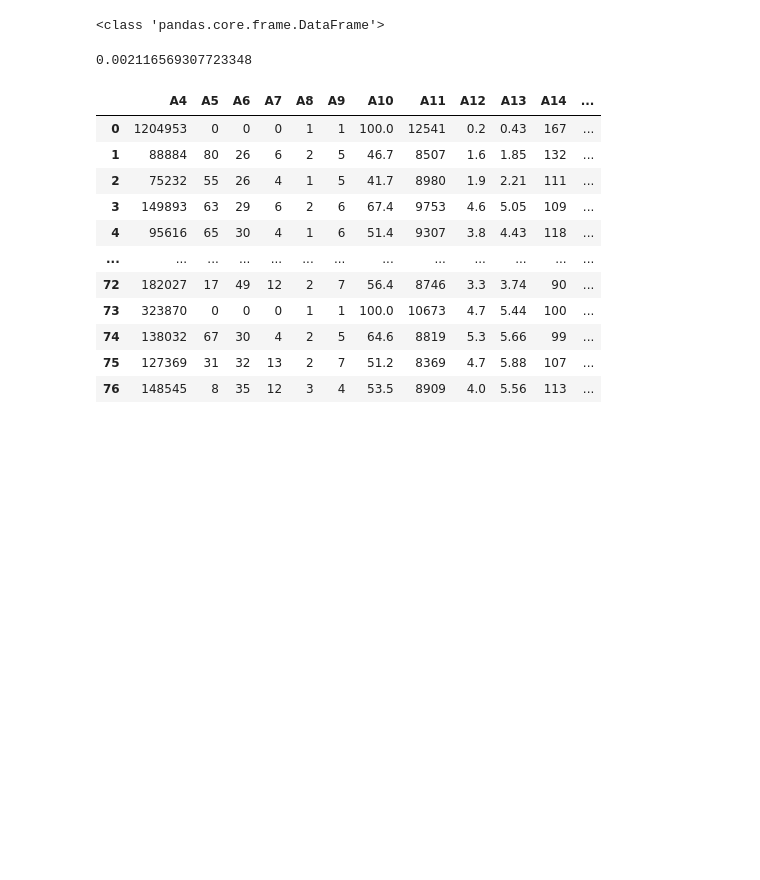
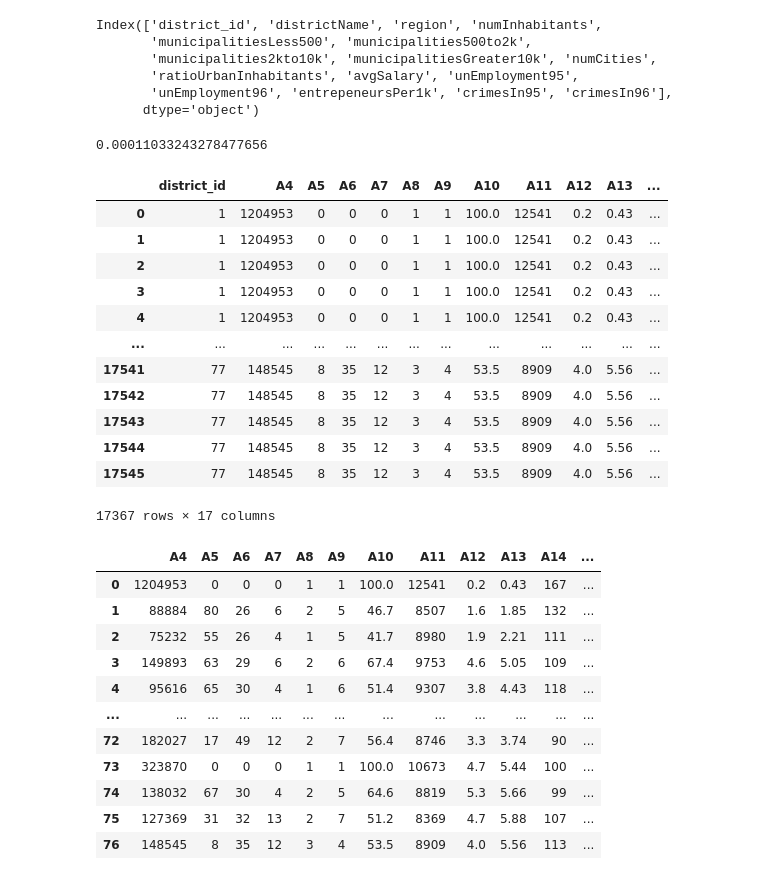
Before and after one commit to LaneMatthewJ/teamAllBlacks_czechBanking, a Jupyter notebook: RegressionAttempt.ipynb, the cells around one changed output. Cells and saved outputs as stored; diff of their text form; code cells hidden in the pictures; blank space fills up the shorter version.

Commit message:
attempting better accuracy model

```diff
--- a/RegressionAttempt.ipynb
+++ b/RegressionAttempt.ipynb
@@ -58,7 +59,6 @@ def accChangeToDemo(filepath):
 #     districtchange = average.groupby(['district_id'])[['balance']].diff().fillna(0)
 #     asum = districtchange.groupby(['district_id'])[['balance']].sum()
 #     newdemo = asum.div(302.70801242)
-    percentChanged = (districtchange.loc["1998"] - districtchange.loc["1994"]) / districtchange.loc["1994"] * 100
 
     return (acctMedianPerAcctPerYearPerDistrict.reset_index(), medianAcct.reset_index(), avgAcct.reset_index())
 
@@ -94,13 +94,15 @@ def doKfoldCrossValidation(X,y, model, isRegression):
 
 
 def getDataFrame(filePath):
-    percentChangedDF = accChangeToDemo(filePath)
+    (acctMedianPerAcctPerYearPerDistrict, medianPerDistrictDF, averagePerDistrictDF) = accChangeToDemo(filePath)
     conn = sqlite3.connect(filePath)
-    districtDF = pd.read_sql_query("SELECT * from district", conn)
+    districtDFNoNames = pd.read_sql_query("SELECT * from district", conn)
     conn.close()
+    districtDF = updateColumnNames(districtDFNoNames)
+    print(districtDF.columns)
     percentChangedDF.rename(columns={'balance': 'percentChanged'}, inplace=True)
-    mergedDF = districtDF.merge(percentChangedDF, on=["district_id"])
-    df = mergedDF.drop(['A2', 'A3'], axis=1)
+    mergedDF = districtDF.merge(acctMedianPerAcctPerYearPerDistrict, on=["district_id"])
+    df = mergedDF.drop(['districtName', 'region'], axis=1)
 
     df.dropna(inplace=True)
     return df
@@ -113,18 +115,50 @@ def applyModelToDataframe(df, xColumnsArray, yVectorName, model, isRegression):
     kFoldAccuracy = doKfoldCrossValidation(X,y, model, isRegression)
 
     return kFoldAccuracy
+
+def updateColumnNames(df):
+    columnNames = ['district_id','districtName','region', 'numInhabitants',
+                   'municipalitiesLess500','municipalities500to2k','municipalities2kto10k',
+                   'municipalitiesGreater10k','numCities','ratioUrbanInhabitants','avgSalary',
+                   'unEmployment95','unEmployment96','entrepeneursPer1k','crimesIn95','crimesIn96' ]
+    df.columns = columnNames
+
+    return df
-# %%
-someDF = getDataFrame(filePath)
-allXColumns = ['district_id', 'A4', 'A5', 'A6', 'A7', 'A8', 'A9', 'A10', 'A11', 'A12', 'A13', 'A14', 'A15', 'A16']
-yVector = ['percentChanged']
-# %% [output]
-<class 'pandas.core.frame.DataFrame'>
+# %%
+someDF = getDataFrame(filePath)
+allXColumns = ['district_id','numInhabitants', 'municipalitiesLess500','municipalities500to2k','municipalities2kto10k','municipalitiesGreater10k','numCities',
+           'ratioUrbanInhabitants','avgSalary','unEmployment95','unEmployment96', 'entrepeneursPer1k', 'crimesIn95', 'crimesIn96' ]
+yVector = ['balance']
+# %% [output]
+Index(['district_id', 'districtName', 'region', 'numInhabitants',
+       'municipalitiesLess500', 'municipalities500to2k',
+       'municipalities2kto10k', 'municipalitiesGreater10k', 'numCities',
+       'ratioUrbanInhabitants', 'avgSalary', 'unEmployment95',
+       'unEmployment96', 'entrepeneursPer1k', 'crimesIn95', 'crimesIn96'],
+      dtype='object')
 # %%
 randomForestAccuracy = applyModelToDataframe(someDF, allXColumns, yVector, RandomForestRegressor, True)
 # %%
 randomForestAccuracy
 # %% [output]
-0.002116569307723348
+0.00011033243278477656
+# %%
+randomForestAccuracy
+someDF
+# %% [output]
+|  | district_id | A4 | A5 | A6 | A7 | A8 | A9 | A10 | A11 | A12 | A13 | ... |
+| 0 | 1 | 1204953 | 0 | 0 | 0 | 1 | 1 | 100.0 | 12541 | 0.2 | 0.43 | ... |
+| 1 | 1 | 1204953 | 0 | 0 | 0 | 1 | 1 | 100.0 | 12541 | 0.2 | 0.43 | ... |
+| 2 | 1 | 1204953 | 0 | 0 | 0 | 1 | 1 | 100.0 | 12541 | 0.2 | 0.43 | ... |
+| 3 | 1 | 1204953 | 0 | 0 | 0 | 1 | 1 | 100.0 | 12541 | 0.2 | 0.43 | ... |
+| 4 | 1 | 1204953 | 0 | 0 | 0 | 1 | 1 | 100.0 | 12541 | 0.2 | 0.43 | ... |
+| ... | ... | ... | ... | ... | ... | ... | ... | ... | ... | ... | ... | ... |
+| 17541 | 77 | 148545 | 8 | 35 | 12 | 3 | 4 | 53.5 | 8909 | 4.0 | 5.56 | ... |
+| 17542 | 77 | 148545 | 8 | 35 | 12 | 3 | 4 | 53.5 | 8909 | 4.0 | 5.56 | ... |
+| 17543 | 77 | 148545 | 8 | 35 | 12 | 3 | 4 | 53.5 | 8909 | 4.0 | 5.56 | ... |
+| 17544 | 77 | 148545 | 8 | 35 | 12 | 3 | 4 | 53.5 | 8909 | 4.0 | 5.56 | ... |
+| 17545 | 77 | 148545 | 8 | 35 | 12 | 3 | 4 | 53.5 | 8909 | 4.0 | 5.56 | ... |
+17367 rows × 17 columns
 # %%
 percentChangedDF = accChangeToDemo(filePath)
 # %%
```
Also changed, not shown: parts of 1 cell of this notebook.
